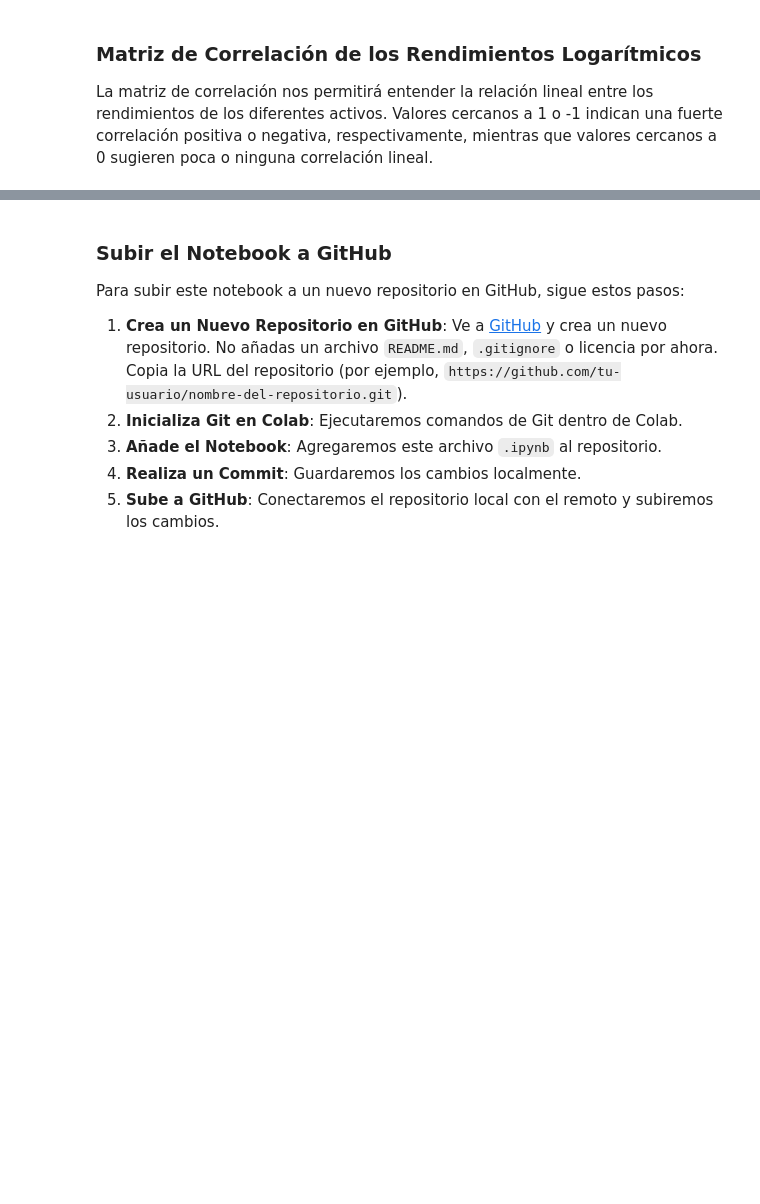
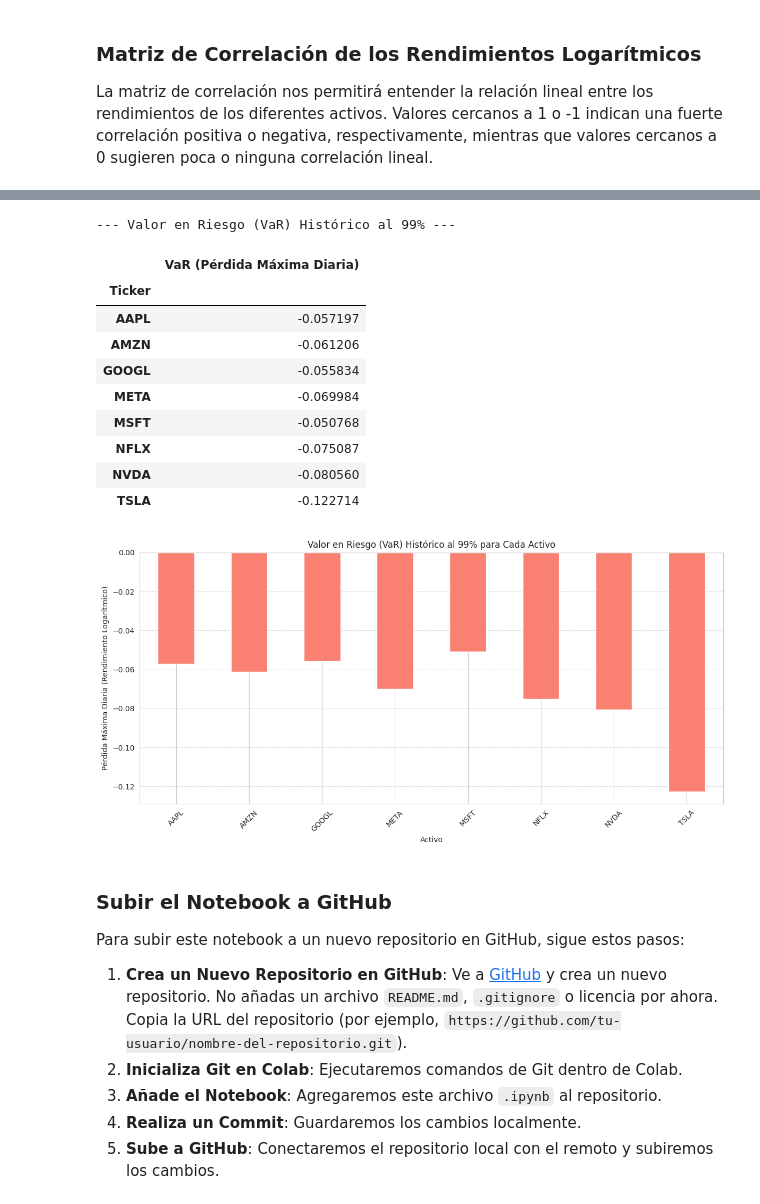
Before and after one commit to mcabeza-gif/Modelado-de-Datos, a Jupyter notebook: modelado_de_datos_.ipynb, the cells around one changed output, grey strips where cells are left out. Drawn from its saved outputs; the diff is of its cells as text; code cells hidden in the pictures; blank space fills up the shorter version.

```diff
--- a/modelado_de_datos_.ipynb
+++ b/modelado_de_datos_.ipynb
@@ -302,3 +433,41 @@ plt.show()
+# %%
+import numpy as np
+import matplotlib.pyplot as plt
+import seaborn as sns
+
+# Nivel de confianza para el VaR (por ejemplo, 99%)
+confidence_level = 0.99
+
+# Calcular el VaR Histórico para cada activo
+# El cuantil se calcula como 1 - confidence_level para obtener el percentil de cola inferior
+VaR = log_returns.quantile(1 - confidence_level)
+
+print(f"--- Valor en Riesgo (VaR) Histórico al {confidence_level*100:.0f}% ---")
+display(VaR.to_frame(name='VaR (Pérdida Máxima Diaria)'))
+
+# Visualizar el VaR para cada activo
+plt.figure(figsize=(12, 6))
+VaR.plot(kind='bar', color='salmon')
+plt.title(f'Valor en Riesgo (VaR) Histórico al {confidence_level*100:.0f}% para Cada Activo')
+plt.xlabel('Activo')
+plt.ylabel('Pérdida Máxima Diaria (Rendimiento Logarítmico)')
+plt.grid(axis='y', linestyle='--', alpha=0.7)
+plt.xticks(rotation=45)
+plt.tight_layout()
+plt.show()
+# %% [output]
+--- Valor en Riesgo (VaR) Histórico al 99% ---
+|  | VaR (Pérdida Máxima Diaria) |
+| Ticker |  |
+| AAPL | -0.057197 |
+| AMZN | -0.061206 |
+| GOOGL | -0.055834 |
+| META | -0.069984 |
+| MSFT | -0.050768 |
+| NFLX | -0.075087 |
+| NVDA | -0.080560 |
+| TSLA | -0.122714 |
+[figure, added]
 # %% [markdown]
 ### Subir el Notebook a GitHub
 
```
Also changed, not shown: parts of 9 cells of this notebook.
